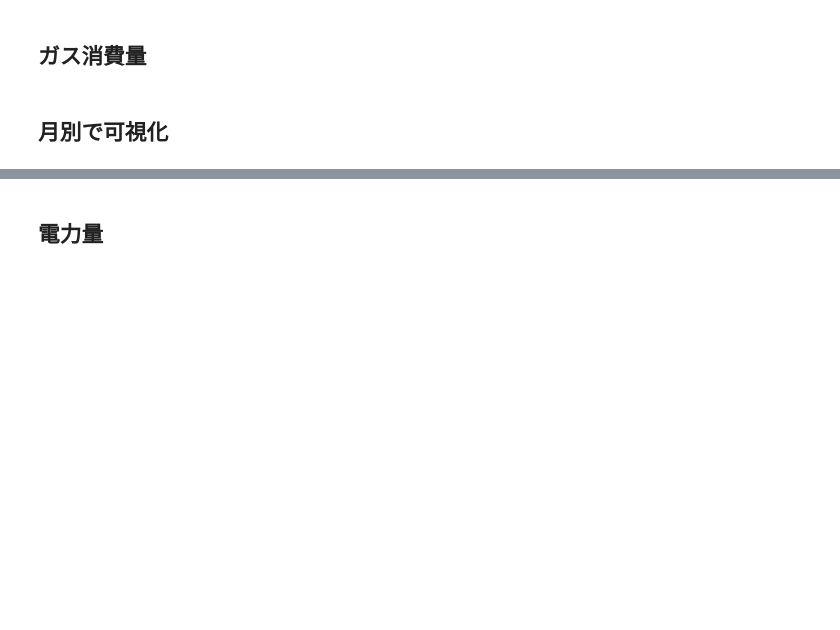
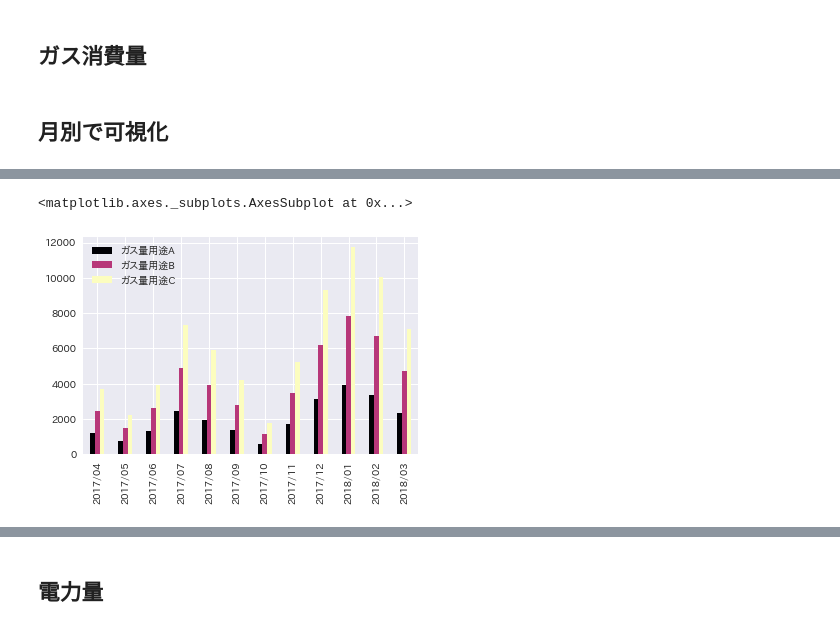
Before and after one commit to snuow/Visualization_for_EnergyDataAnalysis, a Jupyter notebook: Visualization_EnergyConsumption.ipynb, the cells around one changed output, grey strips where cells are left out. Cells and saved outputs as stored; diff of their text form; code cells hidden in the pictures; blank space fills up the shorter version.

Commit message:
update Visualization_EnergyConsumption visualize by purpose

```diff
--- a/Visualization_EnergyConsumption.ipynb
+++ b/Visualization_EnergyConsumption.ipynb
@@ -61,0 +69,11 @@ sns.barplot(x=vis_df_month.index,y = vis_df_month['ガス量'],color='blue')
+# %%
+# 可視化（pandasを利用した場合）
+'''
+vis_df_month.columns.str.startswith('ガス量用途')の文言は、
+ヘッダ行を検索して、先頭文字列にシングルクォートで囲まれた文字列が含まれているものを
+選択する処理を行っている。
+'''
+vis_df_month.loc[:,vis_df_month.columns.str.startswith('ガス量用途')].plot(kind='bar',colormap='magma')
+# %% [output]
+<matplotlib.axes._subplots.AxesSubplot at 0x...>
+[figure, added]
```
Also changed, not shown: parts of 9 cells of this notebook, 1 other file.
